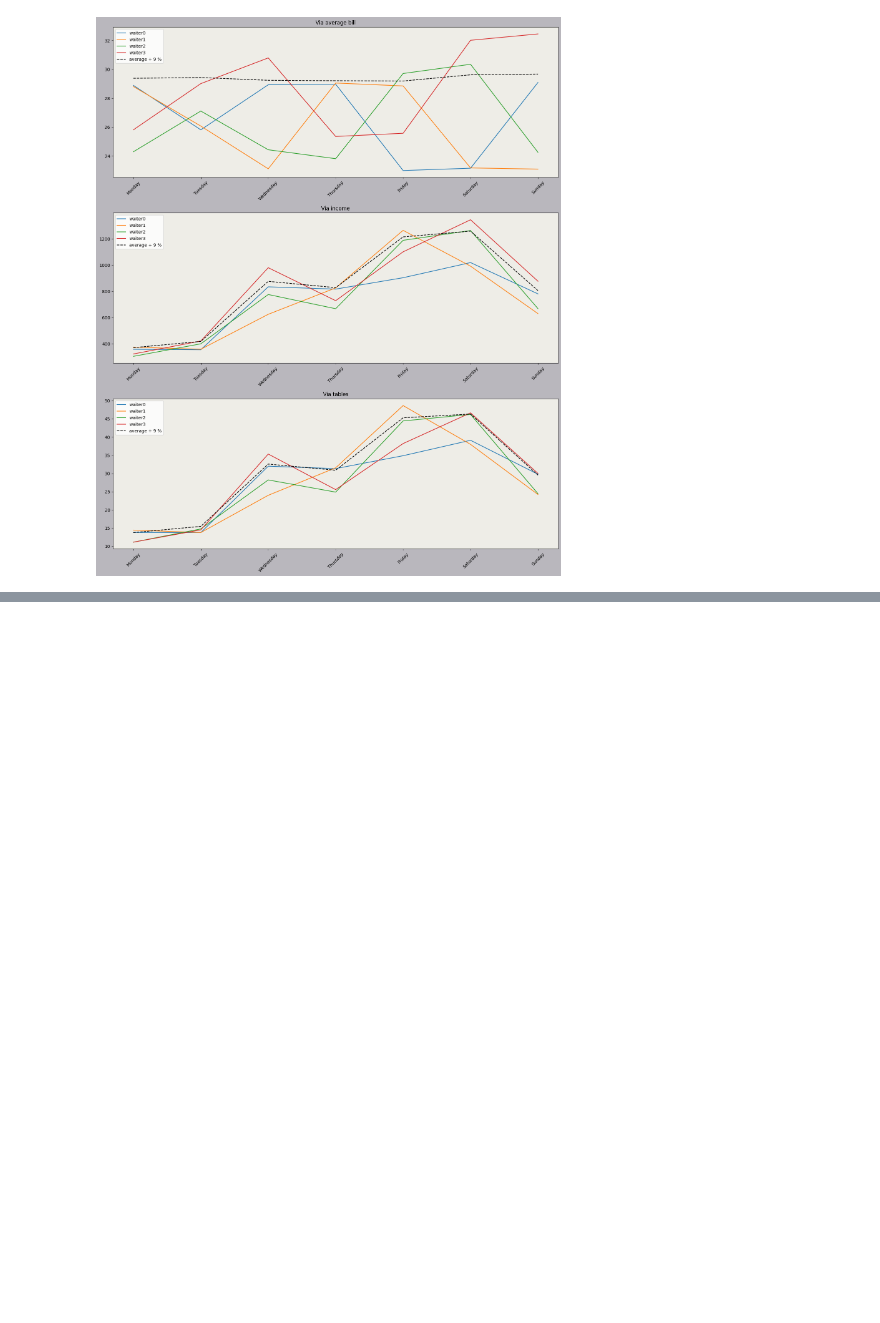
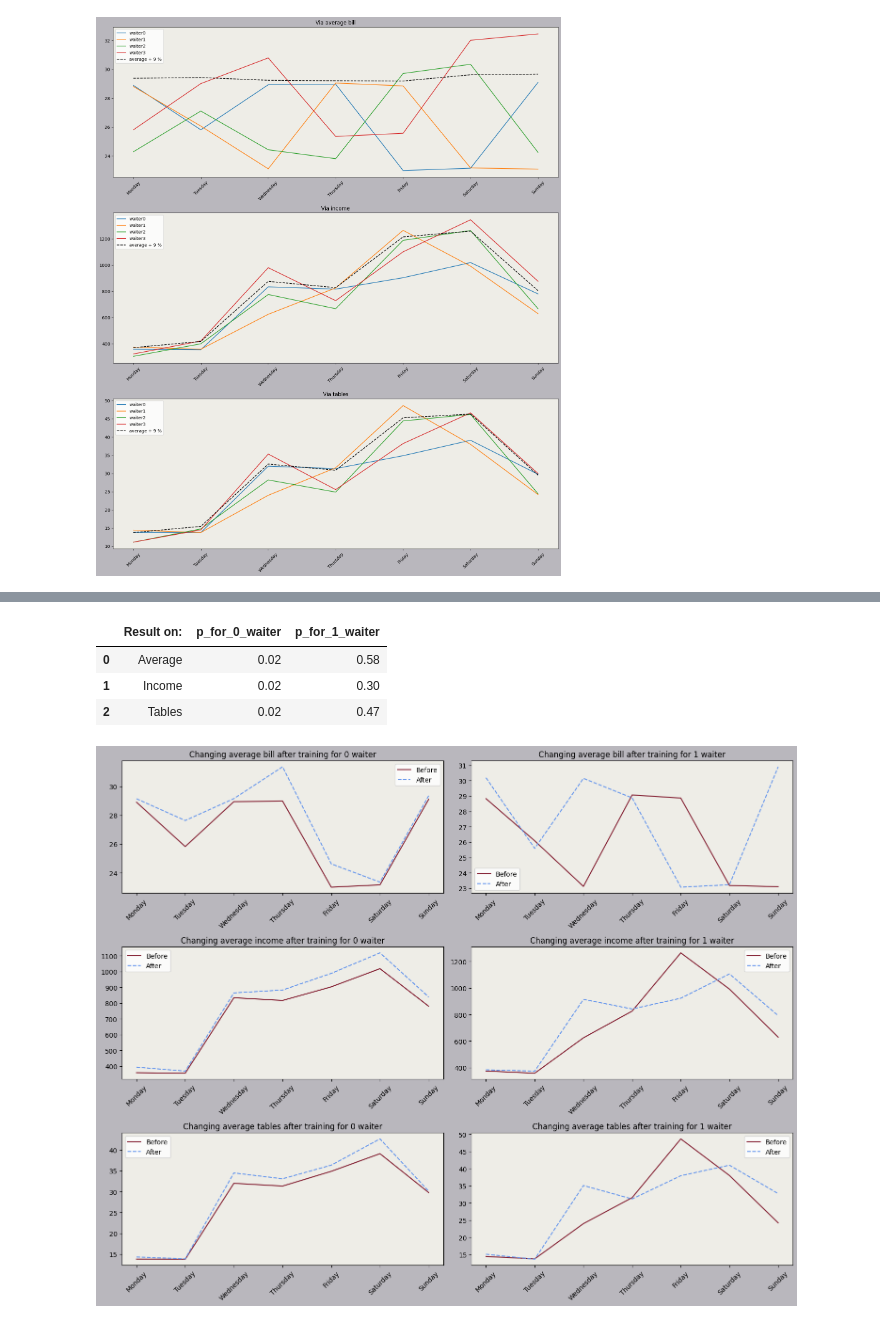
Before and after one commit to Aleksandr-ds17/EDA_Vizual, a Jupyter notebook: waiter_comparing/modeling.ipynb, the cells around one changed output, grey strips where cells are left out. Saved outputs shown, nothing was run; the diff lists cells and outputs as text; code cells hidden in the pictures; blank space fills up the shorter version.

Commit message:
added training

```diff
--- a/waiter_comparing/modeling.ipynb
+++ b/waiter_comparing/modeling.ipynb
@@ -166,3 +168,21 @@ plt.tight_layout()
 plt.show()
 # %% [output]
 [figure]
+# %%
+# I am providing training for 0 and 1 waiter
+average_before, income_before, tables_before= list_avareges[:2], list_income[:2], list_tables[:2]
+
+# creating DataFrame for every waiter with his averages values income, tables, average bill
+df_training_0 = pd.DataFrame({'average': average_before[0], 'income_aver':income_before[0], 'tables_aver': tables_before[0]})
+df_training_1 = pd.DataFrame({'average': average_before[1], 'income_aver':income_before[1], 'tables_aver': tables_before[1]})
+
+# adding data after training, 0 waiter will increase his results on 0-10%
+df_training_0['average_new'] = df_training_0['average'].apply(lambda x: round(np.random.uniform(x,x*1.1),2))
+df_training_0['income_aver_new'] = df_training_0['income_aver'].apply(lambda x: round(np.random.uniform(x,x*1.1),2))
+df_training_0['tables_aver_new'] = df_training_0['tables_aver'].apply(lambda x: round(np.random.uniform(x,x*1.1),2))
+
+# adding a bit chaos and traing 1st waiter does not care about it and his results will be (-1%)-10%
+df_training_1['average_new'] = df_training_0['average'].apply(lambda x: round(np.random.uniform(x*.99,x*1.1),2))
+df_training_1['income_aver_new'] = df_training_0['income_aver'].apply(lambda x: round(np.random.uniform(x*.99,x*1.1),2))
+df_training_1['tables_aver_new'] = df_training_0['tables_aver'].apply(lambda x: round(np.random.uniform(x*.99,x*1.1),2))
+df_training_1
@@ -168,0 +198,40 @@ plt.show()
+# %%
+# mb I can put it into loop
+# Friedman - best choice for non parametric data for comparing
+test_0_average, p_a_0 = wilcoxon(df_training_0['average'], df_training_0['average_new'])
+test_0_income, p_i_0 = wilcoxon(df_training_0['income_aver'], df_training_0['income_aver_new'])
+test_0_tables, p_t_0 = wilcoxon(df_training_0['tables_aver'], df_training_0['tables_aver_new'])
+
+test_1_average, p_a_1 = wilcoxon(df_training_1['average'], df_training_1['average_new'])
+test_1_income, p_i_1 = wilcoxon(df_training_1['income_aver'], df_training_1['income_aver_new'])
+test_1_tables, p_t_1 = wilcoxon(df_training_1['tables_aver'], df_training_1['tables_aver_new'])
+
+results = pd.DataFrame({'Result on:': ['Average', 'Income', 'Tables'], 'p_for_0_waiter': [round(p_a_0,2),\
+        round(p_i_0,2), round(p_t_0,2)], 'p_for_1_waiter': [round(p_a_1,2),round(p_i_1,2), round(p_t_1,2)]})
+results
+# %% [output]
+|  | Result on: | p_for_0_waiter | p_for_1_waiter |
+| 0 | Average | 0.02 | 0.58 |
+| 1 | Income | 0.02 | 0.30 |
+| 2 | Tables | 0.02 | 0.47 |
+# %%
+fig, ax = plt.subplots(3, 2, figsize=(15, 12), facecolor='#B9B7BD')
+
+data_list = [[df_training_0, '0'], [df_training_1, '1']]
+features = ['average', 'income_aver', 'tables_aver']
+titles = ['Changing average bill', 'Changing average income', 'Changing average tables']
+
+for i, waiter in enumerate(data_list):
+    for j, feature in enumerate(features):
+        sns.lineplot(data=waiter[0][feature], ax=ax[j, i], linewidth=1.5, label='Before', color='#821D30')
+        sns.lineplot(data=waiter[0][feature + '_new'], ax=ax[j, i], linewidth=1.5, label='After', color='#6495ED', linestyle='--')
+
+        ax[j, i].set_facecolor("#EEEDE7")
+        ax[j, i].set_xticks(range(7))
+        ax[j, i].set_xticklabels([days_of_week_dict[b % 7] for b in range(7)], rotation=45)
+        ax[j, i].set_title(titles[j] + ' after training for ' + waiter[1] + ' waiter')
+        ax[j, i].set_ylabel('')
+
+plt.tight_layout()
+# %% [output]
+[figure, added]
```
Also changed, not shown: parts of 2 cells of this notebook.
